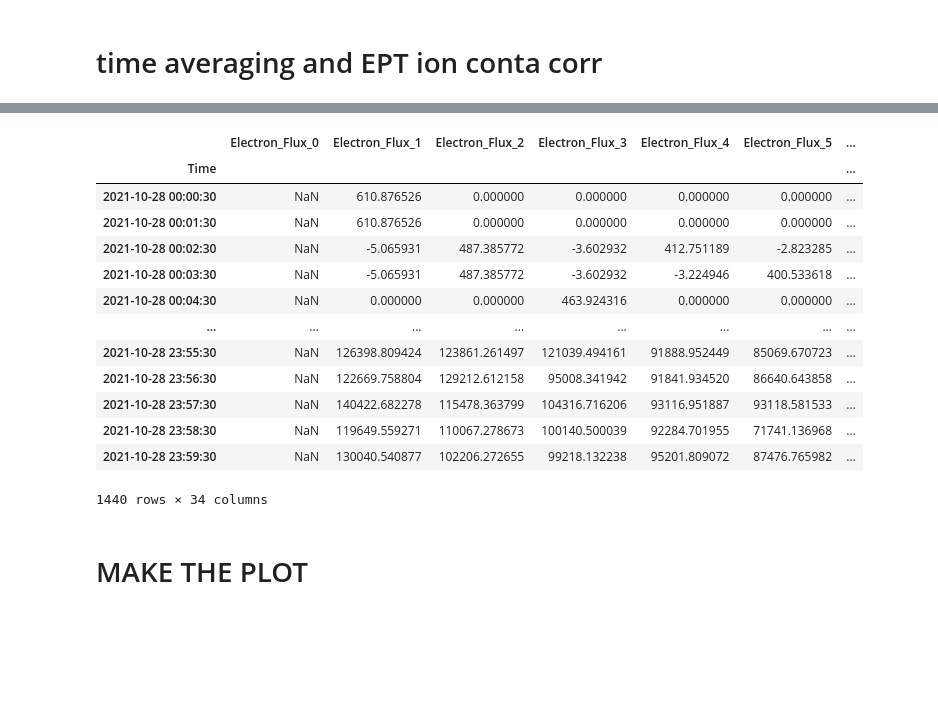
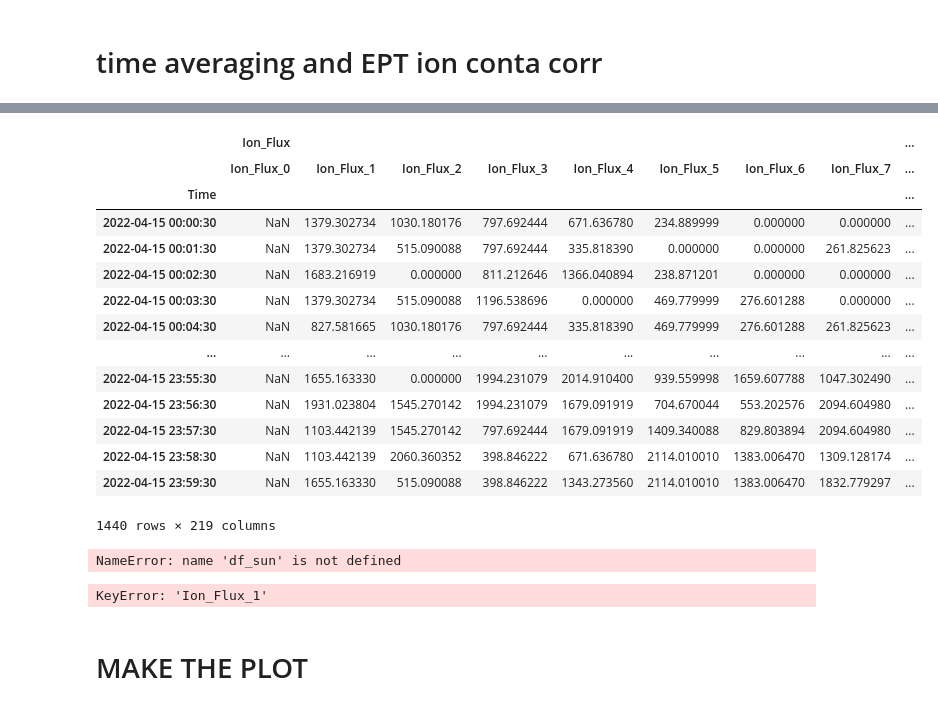
Before and after one commit to AnnamariaFedeli/SolOEPD-Plot-n-Fit-SEE, a Jupyter notebook: SOLO_STEP_EPD_comparison.ipynb, the cells around one changed output, grey strips where cells are left out. Saved outputs shown, nothing was run; the diff lists cells and outputs as text; code cells hidden in the pictures; blank space fills up the shorter version.

```diff
--- a/SOLO_STEP_EPD_comparison.ipynb
+++ b/SOLO_STEP_EPD_comparison.ipynb
@@ -30,15 +30,15 @@ outpath = r'/home/annafed/Documents/STIX_EPD_event_analysis/STEP_EPD_comparison/
 intensity_label = 'Flux\n/(s cm² sr MeV)'
 
 save_fig = False
-save = True
+save = True # new variable in Anna's notebook
 
-date = datetime(2021, 10, 28, 15, 53) #onset time or event ID inj time specified later
+date = datetime(2022, 4, 15, 3, 2) #onset time or event ID inj time specified later
 t_inj = str(date)[:-3].replace(' ', '-').replace(':', '')
 date_folder = t_inj
 
-year = 2021
-startdate = dt.datetime(year, 10, 28, 15, 30)
-enddate = dt.datetime(year, 10, 28, 17, 30)
+year = 2022
+startdate = dt.datetime(year, 4, 15, 5, 30)
+enddate = dt.datetime(year, 4, 15, 16, 30)
 
 
 mag_data_product = 'l2'# 'l2', 'll'
@@ -55,14 +55,15 @@ av = 1  # needed for solo_mag_loader
 averaging = f'{av}min'
 
 ## EPT:
-en_channel = 2
+en_channel = 1
 ## en_channel: when a list of two elements is provided, an averaged energy channel is used (not yet supported for STEP!).
 ## If only one element is provided, then only this one channel is used.
 
 ## STEP
-step_en_channel = 25
+step_en_channel = 29
 
-
+# 2, 25 e en chan
+# 1, 29 p en chan
 #-----------------
 if species in ['e', 'electrons']:
     step_species = 'Electron'
@@ -213,20 +199,25 @@ df_step_inner
 # %%
-df_sun_e
+df_sun_p
 # %% [output]
-|  | Electron_Flux_0 | Electron_Flux_1 | Electron_Flux_2 | Electron_Flux_3 | Electron_Flux_4 | Electron_Flux_5 | ... |
-| Time |  |  |  |  |  |  | ... |
-| 2021-10-28 00:00:30 | NaN | 610.876526 | 0.000000 | 0.000000 | 0.000000 | 0.000000 | ... |
-| 2021-10-28 00:01:30 | NaN | 610.876526 | 0.000000 | 0.000000 | 0.000000 | 0.000000 | ... |
-| 2021-10-28 00:02:30 | NaN | -5.065931 | 487.385772 | -3.602932 | 412.751189 | -2.823285 | ... |
-| 2021-10-28 00:03:30 | NaN | -5.065931 | 487.385772 | -3.602932 | -3.224946 | 400.533618 | ... |
-| 2021-10-28 00:04:30 | NaN | 0.000000 | 0.000000 | 463.924316 | 0.000000 | 0.000000 | ... |
-| ... | ... | ... | ... | ... | ... | ... | ... |
-| 2021-10-28 23:55:30 | NaN | 126398.809424 | 123861.261497 | 121039.494161 | 91888.952449 | 85069.670723 | ... |
-| 2021-10-28 23:56:30 | NaN | 122669.758804 | 129212.612158 | 95008.341942 | 91841.934520 | 86640.643858 | ... |
-| 2021-10-28 23:57:30 | NaN | 140422.682278 | 115478.363799 | 104316.716206 | 93116.951887 | 93118.581533 | ... |
-| 2021-10-28 23:58:30 | NaN | 119649.559271 | 110067.278673 | 100140.500039 | 92284.701955 | 71741.136968 | ... |
-| 2021-10-28 23:59:30 | NaN | 130040.540877 | 102206.272655 | 99218.132238 | 95201.809072 | 87476.765982 | ... |
+|  | Ion_Flux |  |  |  |  |  |  |  | ... |
+|  | Ion_Flux_0 | Ion_Flux_1 | Ion_Flux_2 | Ion_Flux_3 | Ion_Flux_4 | Ion_Flux_5 | Ion_Flux_6 | Ion_Flux_7 | ... |
+| Time |  |  |  |  |  |  |  |  | ... |
+| 2022-04-15 00:00:30 | NaN | 1379.302734 | 1030.180176 | 797.692444 | 671.636780 | 234.889999 | 0.000000 | 0.000000 | ... |
+| 2022-04-15 00:01:30 | NaN | 1379.302734 | 515.090088 | 797.692444 | 335.818390 | 0.000000 | 0.000000 | 261.825623 | ... |
+| 2022-04-15 00:02:30 | NaN | 1683.216919 | 0.000000 | 811.212646 | 1366.040894 | 238.871201 | 0.000000 | 0.000000 | ... |
+| 2022-04-15 00:03:30 | NaN | 1379.302734 | 515.090088 | 1196.538696 | 0.000000 | 469.779999 | 276.601288 | 0.000000 | ... |
+| 2022-04-15 00:04:30 | NaN | 827.581665 | 1030.180176 | 797.692444 | 335.818390 | 469.779999 | 276.601288 | 261.825623 | ... |
+| ... | ... | ... | ... | ... | ... | ... | ... | ... | ... |
+| 2022-04-15 23:55:30 | NaN | 1655.163330 | 0.000000 | 1994.231079 | 2014.910400 | 939.559998 | 1659.607788 | 1047.302490 | ... |
+| 2022-04-15 23:56:30 | NaN | 1931.023804 | 1545.270142 | 1994.231079 | 1679.091919 | 704.670044 | 553.202576 | 2094.604980 | ... |
+| 2022-04-15 23:57:30 | NaN | 1103.442139 | 1545.270142 | 797.692444 | 1679.091919 | 1409.340088 | 829.803894 | 2094.604980 | ... |
+| 2022-04-15 23:58:30 | NaN | 1103.442139 | 2060.360352 | 398.846222 | 671.636780 | 2114.010010 | 1383.006470 | 1309.128174 | ... |
+| 2022-04-15 23:59:30 | NaN | 1655.163330 | 515.090088 | 398.846222 | 1343.273560 | 2114.010010 | 1383.006470 | 1832.779297 | ... |
-1440 rows × 34 columns
+1440 rows × 219 columns
+# %%
+df_sun.keys
+# %% [output]
+NameError: name 'df_sun' is not defined
 # %%
 if species in ['e', 'electrons']:
     if instrument in ['EPT', 'HET']:
@@ -258,6 +249,8 @@ if species in ['p', 'i', 'protons', 'ions']:
 
 # EPT / HET
 I_sun, en_channel_string = calc_av_en_flux_EPD(df_sun, energies, en_channel, species, instrument)
+# %% [output]
+KeyError: 'Ion_Flux_1'
 # %% [markdown]
 # MAKE THE PLOT
 # %%
```
Also changed, not shown: parts of 7 cells of this notebook, 4 other files.
